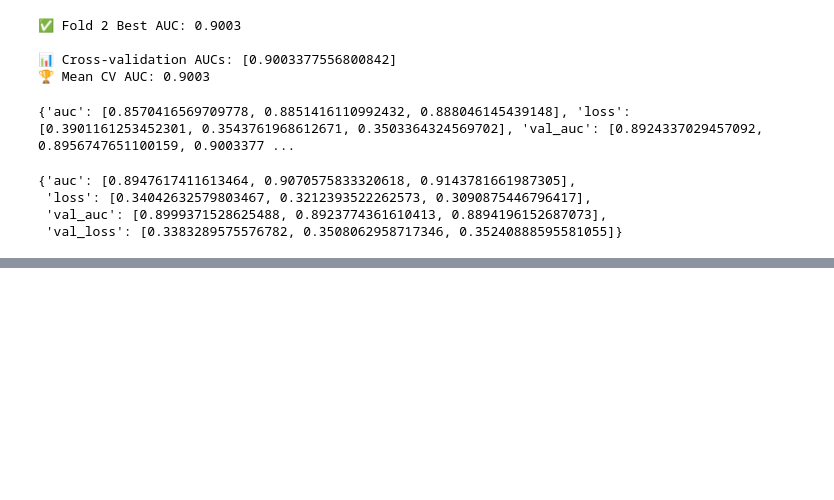
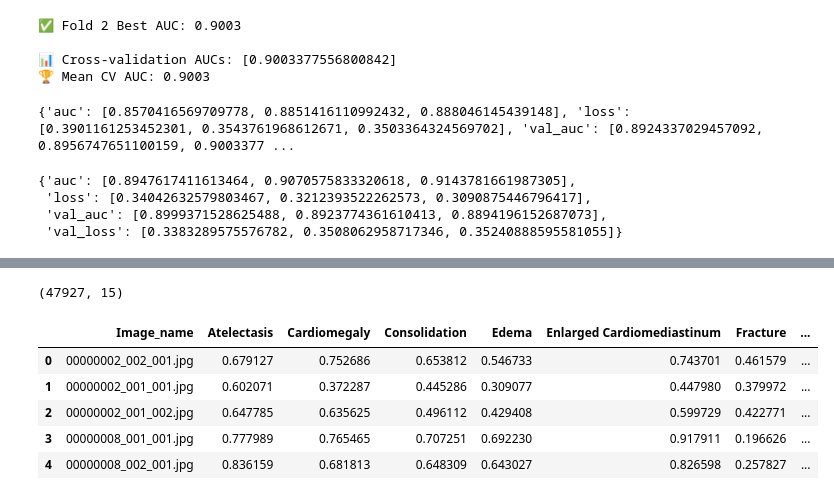
Before and after one commit to alkhali7/KaggleCompetition-Grand-X-Ray-Slam-Division-B, a Jupyter notebook: ResnetImproved.ipynb, the cells around one changed output, grey strips where cells are left out. Cells and saved outputs as stored; diff of their text form; code cells hidden in the pictures; blank space fills up the shorter version.

```diff
--- a/ResnetImproved.ipynb
+++ b/ResnetImproved.ipynb
@@ -379,0 +377,11 @@ print("✅ submission_fold0_v2.csv created successfully!")
+# %%
+print(submission.shape)
+submission.head()
+# %% [output]
+(47927, 15)
+|  | Image_name | Atelectasis | Cardiomegaly | Consolidation | Edema | Enlarged Cardiomediastinum | Fracture | ... |
+| 0 | 00000002_002_001.jpg | 0.679127 | 0.752686 | 0.653812 | 0.546733 | 0.743701 | 0.461579 | ... |
+| 1 | 00000002_001_001.jpg | 0.602071 | 0.372287 | 0.445286 | 0.309077 | 0.447980 | 0.379972 | ... |
+| 2 | 00000002_001_002.jpg | 0.647785 | 0.635625 | 0.496112 | 0.429408 | 0.599729 | 0.422771 | ... |
+| 3 | 00000008_001_001.jpg | 0.777989 | 0.765465 | 0.707251 | 0.692230 | 0.917911 | 0.196626 | ... |
+| 4 | 00000008_002_001.jpg | 0.836159 | 0.681813 | 0.648309 | 0.643027 | 0.826598 | 0.257827 | ... |
```
Also changed, not shown: parts of 5 cells of this notebook.
